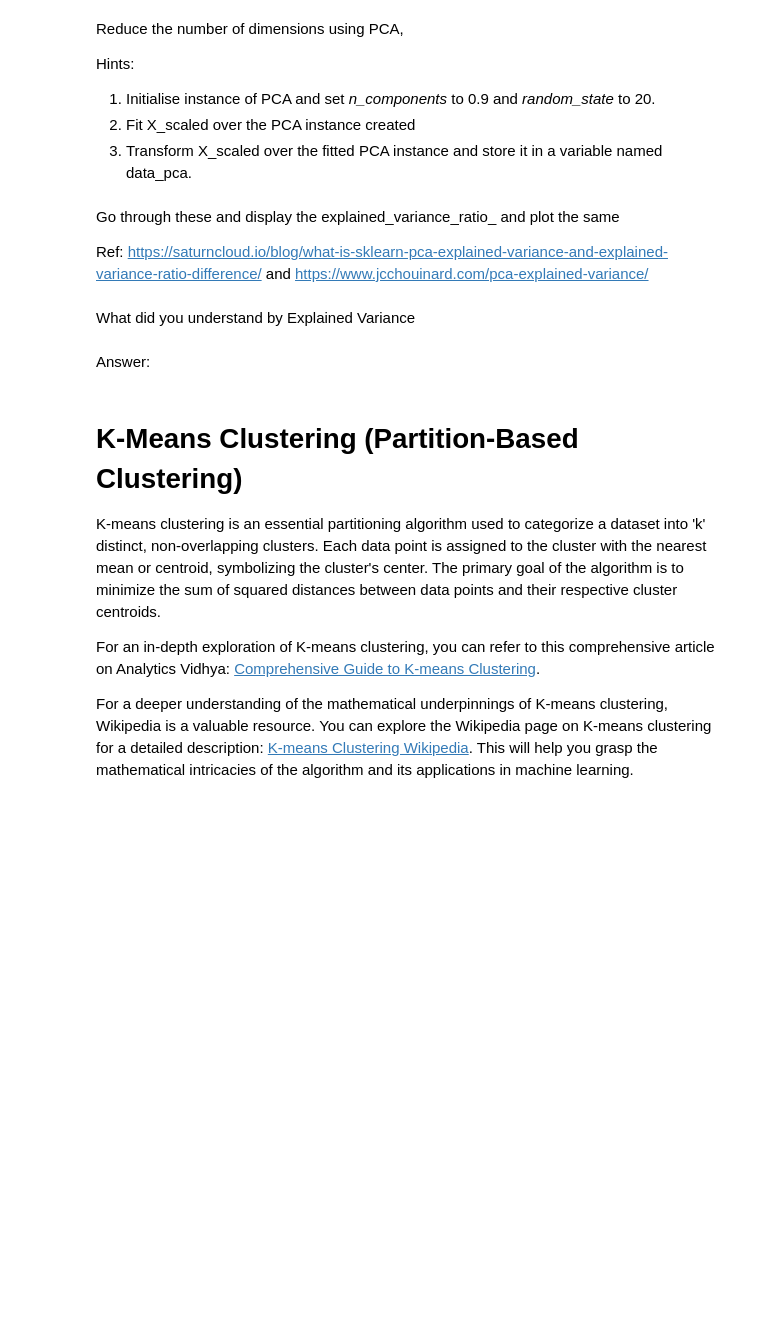
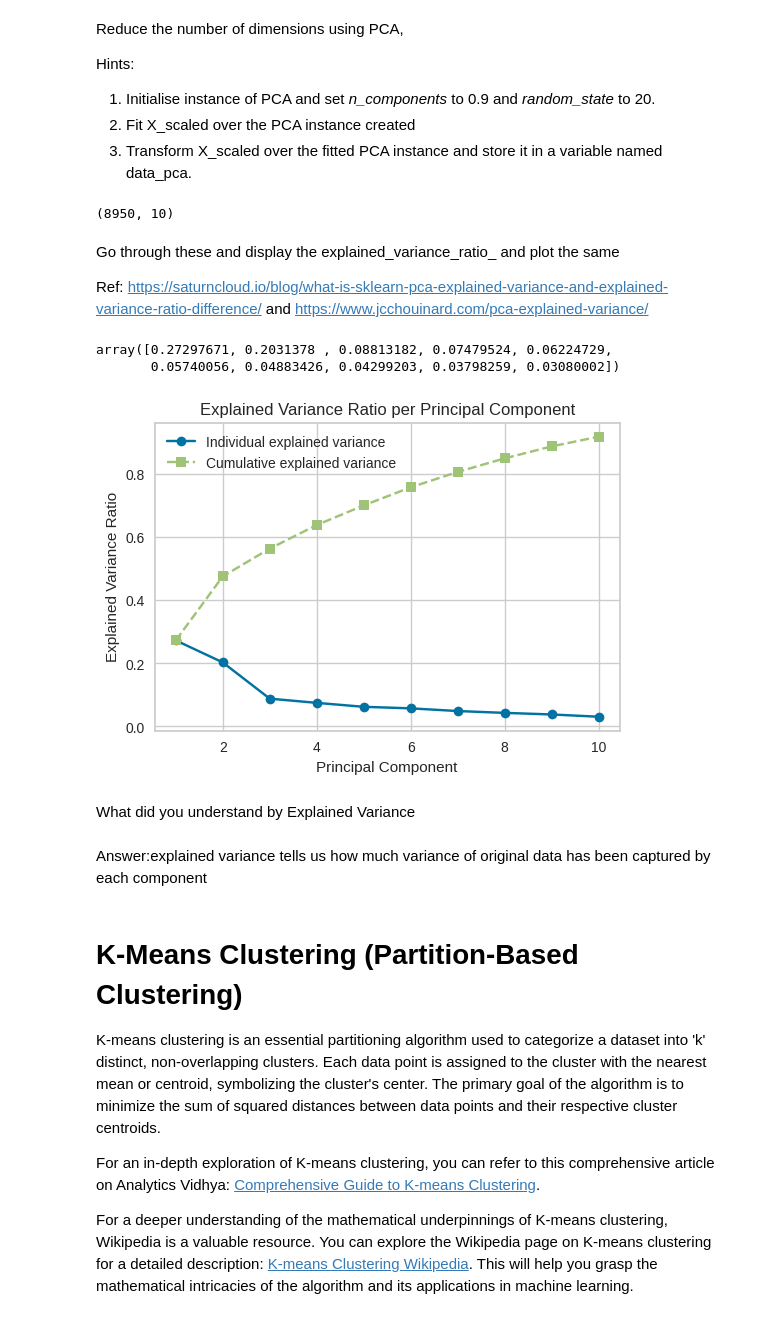
Before and after one commit to notsamaltman/Synapse_LP, a Jupyter notebook: Copy_of_SynapseLP_Task3.ipynb, the cells around one changed output. Saved outputs shown, nothing was run; the diff lists cells and outputs as text; code cells hidden in the pictures; blank space fills up the shorter version.

```diff
--- a/Copy_of_SynapseLP_Task3.ipynb
+++ b/Copy_of_SynapseLP_Task3.ipynb
@@ -341,9 +338,23 @@ Hints:
+# %%
+#Code here
+pca = PCA(n_components=0.9, random_state=20)
+pca.fit(df_2_scaled)
+data_pca = pca.transform(df_2_scaled)
+#ok
 # %%
 # Check the shape of the transformed data
 #If everything's correct should print (8950,10)
+data_pca.shape
+# %% [output]
+(8950, 10)
 # %% [markdown]
 Go through these and display the explained_variance_ratio_ and plot the same
 
 Ref: https://saturncloud.io/blog/what-is-sklearn-pca-explained-variance-and-explained-variance-ratio-difference/ and https://www.jcchouinard.com/pca-explained-variance/
 # %%
 # Explained variance ratio
+explained_variance = pca.explained_variance_ratio_
+explained_variance
+# %% [output]
+array([0.27297671, 0.2031378 , 0.08813182, 0.07479524, 0.06224729,
+       0.05740056, 0.04883426, 0.04299203, 0.03798259, 0.03080002])
@@ -352,7 +361,20 @@ Ref: https://saturncloud.io/blog/what-is-sklearn-pca-explained-variance-and-expl
+# %%
+# Plotting the explained variance
+plt.figure(figsize=(6,4))
+plt.plot(range(1, len(explained_variance)+1), explained_variance, 'o-', label='Individual explained variance')
+plt.plot(range(1, len(explained_variance)+1), explained_variance.cumsum(), 's--', label='Cumulative explained variance')
+plt.xlabel('Principal Component')
+plt.ylabel('Explained Variance Ratio')
+plt.title('Explained Variance Ratio per Principal Component')
+plt.legend()
+plt.grid(True)
+plt.show()
+# %% [output]
+[figure, added]
 # %% [markdown]
 What did you understand by Explained Variance
-# %% [markdown]
-Answer:
+# %% [markdown]
+Answer:explained variance tells us how much variance of original data has been captured by each component
 # %% [markdown]
 # K-Means Clustering (Partition-Based Clustering)
 
```
Also changed, not shown: parts of 11 cells of this notebook.
